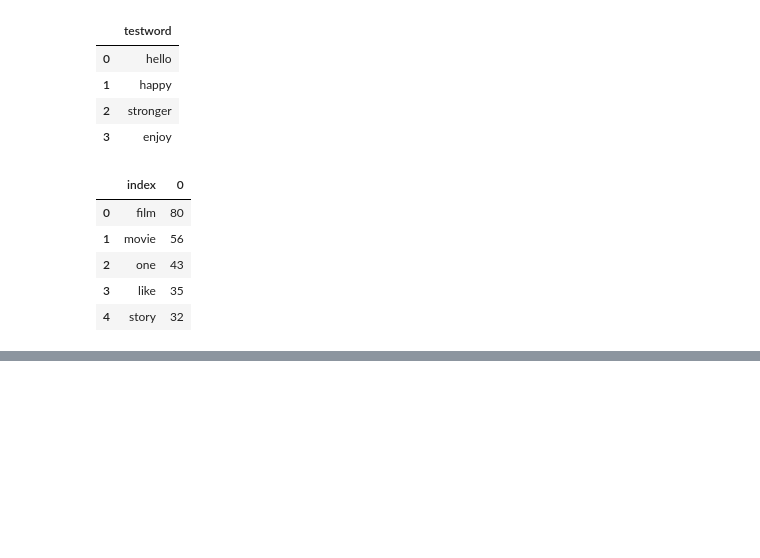
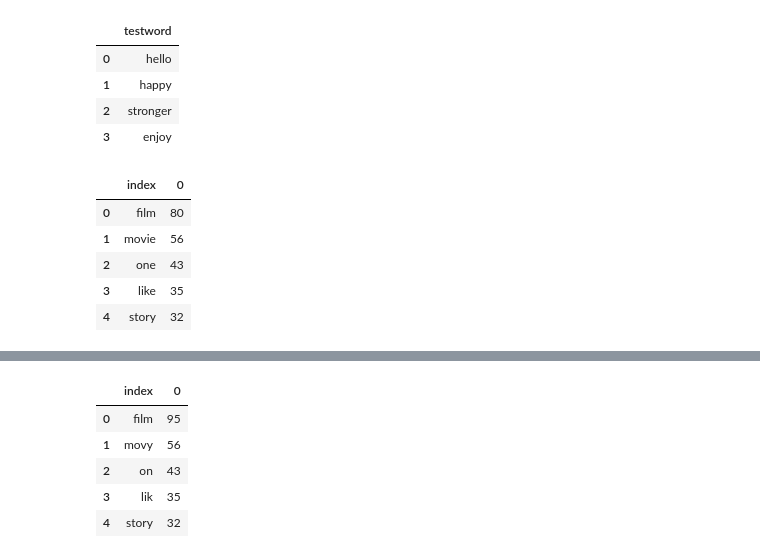
Before and after one commit to KatharinaWiedmann/DataEngGroupProject, a Jupyter notebook: Debbie/lancastersummer.ipynb, the cells around one changed output, grey strips where cells are left out. Drawn from its saved outputs; the diff is of its cells as text; code cells hidden in the pictures; blank space fills up the shorter version.

Commit message:
Lemmatization and Recount function added

```diff
--- a/Debbie/lancastersummer.ipynb
+++ b/Debbie/lancastersummer.ipynb
@@ -80,0 +89,4 @@ NameError: name 'newdf' is not defined
+# %%
+data = {'w':['abc', 'bsh', 'abc', 'bsh'],'count':[1,1,1,1]}
+w = pd.DataFrame(data)
+w.head()
@@ -80,0 +99,3 @@ NameError: name 'newdf' is not defined
+# %%
+d = w[w.duplicated(['w'])]
+d
@@ -80,0 +110,7 @@ NameError: name 'newdf' is not defined
+# %%
+for i in range(0,len(w)):
+    if i >= len(d):
+        break
+    if w.iloc[i,0]==d.iloc[i,0]:
+        w.iloc[i,1]=w.iloc[i,1]+d.iloc[i,1]
+w.head()
@@ -80,0 +123,30 @@ NameError: name 'newdf' is not defined
+# %%
+# Lemmatization and Count again
+def stem_recount(df):
+
+    # Lemmatization
+    from nltk import LancasterStemmer
+    newdf = df.copy()
+    for i in range(0,len(df)):
+        newdf.iloc[i,0] = st.stem(str(df.iloc[i,0]))
+        # Plz make sure the word column is the first column in df when using this function
+
+    # Recount
+    duplicate = newdf[newdf.duplicated(['index'])]
+    # Plz make sure the 'index' is the column name consisting of words
+    for i in range(0,len(newdf)):
+        if i >= len(duplicate):
+            break
+        if newdf.iloc[i,0] == duplicate.iloc[i,0]:
+            newdf.iloc[i,1] = newdf.iloc[i,1] + duplicate.iloc[i,1]
+    return newdf
+# %%
+new = stem_recount(fresh)
+new.head()
+# %% [output]
+|  | index | 0 |
+| 0 | film | 95 |
+| 1 | movy | 56 |
+| 2 | on | 43 |
+| 3 | lik | 35 |
+| 4 | story | 32 |
```
Also changed, not shown: parts of 9 cells of this notebook, 7 other files.
